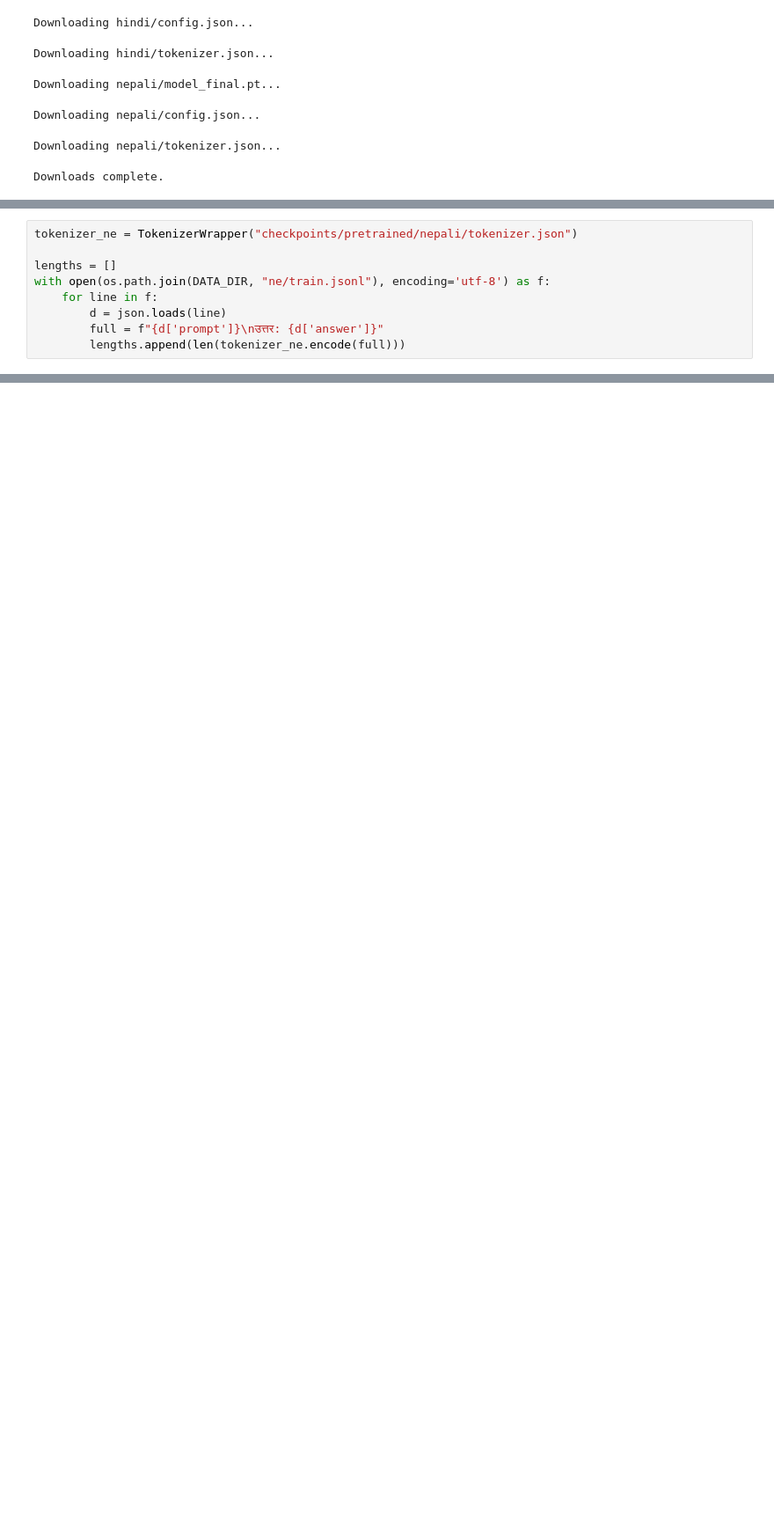
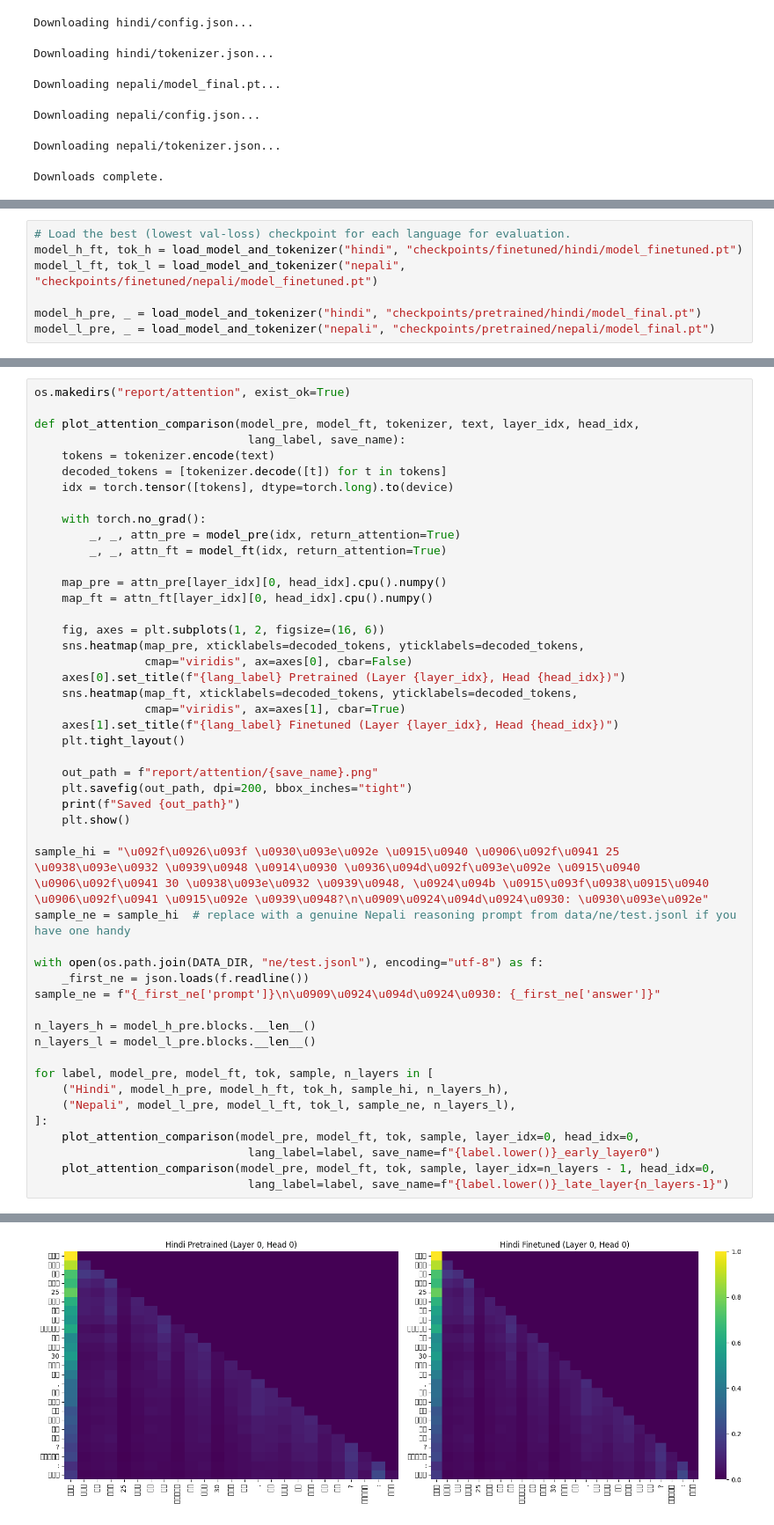
Before and after one commit to ManyaJain111/indic-llms, a Jupyter notebook: notebooks/phase3_reasoning_finetuning.ipynb, the cells around one changed output, grey strips where cells are left out. Shown at 88% size. Saved outputs shown, nothing was run; the diff lists cells and outputs as text; blank space fills up the shorter version.

Commit message:
Add checkpoints-saved notebook, update Phase 3 finetuning notebook, and add execution logs for Phase 3 and bonus ablation

```diff
--- a/notebooks/phase3_reasoning_finetuning.ipynb
+++ b/notebooks/phase3_reasoning_finetuning.ipynb
@@ -784,9 +63,0 @@ Finetuned Hindi Model Attention (Layer 5, Head 0):
-# %%
-tokenizer_ne = TokenizerWrapper("checkpoints/pretrained/nepali/tokenizer.json")
-
-lengths = []
-with open(os.path.join(DATA_DIR, "ne/train.jsonl"), encoding='utf-8') as f:
-    for line in f:
-        d = json.loads(line)
-        full = f"{d['prompt']}\nउत्तर: {d['answer']}"
-        lengths.append(len(tokenizer_ne.encode(full)))
@@ -910,0 +574,7 @@ EASY PROMPT ACCURACY: 50.00%
+# %%
+# Load the best (lowest val-loss) checkpoint for each language for evaluation.
+model_h_ft, tok_h = load_model_and_tokenizer("hindi", "checkpoints/finetuned/hindi/model_finetuned.pt")
+model_l_ft, tok_l = load_model_and_tokenizer("nepali", "checkpoints/finetuned/nepali/model_finetuned.pt")
+
+model_h_pre, _ = load_model_and_tokenizer("hindi", "checkpoints/pretrained/hindi/model_final.pt")
+model_l_pre, _ = load_model_and_tokenizer("nepali", "checkpoints/pretrained/nepali/model_final.pt")
@@ -910,0 +774,49 @@ EASY PROMPT ACCURACY: 50.00%
+# %%
+os.makedirs("report/attention", exist_ok=True)
+
+def plot_attention_comparison(model_pre, model_ft, tokenizer, text, layer_idx, head_idx,
+                               lang_label, save_name):
+    tokens = tokenizer.encode(text)
+    decoded_tokens = [tokenizer.decode([t]) for t in tokens]
+    idx = torch.tensor([tokens], dtype=torch.long).to(device)
+
+    with torch.no_grad():
+        _, _, attn_pre = model_pre(idx, return_attention=True)
+        _, _, attn_ft = model_ft(idx, return_attention=True)
+
+    map_pre = attn_pre[layer_idx][0, head_idx].cpu().numpy()
+    map_ft = attn_ft[layer_idx][0, head_idx].cpu().numpy()
+
+    fig, axes = plt.subplots(1, 2, figsize=(16, 6))
+    sns.heatmap(map_pre, xticklabels=decoded_tokens, yticklabels=decoded_tokens,
+                cmap="viridis", ax=axes[0], cbar=False)
+    axes[0].set_title(f"{lang_label} Pretrained (Layer {layer_idx}, Head {head_idx})")
+    sns.heatmap(map_ft, xticklabels=decoded_tokens, yticklabels=decoded_tokens,
+                cmap="viridis", ax=axes[1], cbar=True)
+    axes[1].set_title(f"{lang_label} Finetuned (Layer {layer_idx}, Head {head_idx})")
+    plt.tight_layout()
+
+    out_path = f"report/attention/{save_name}.png"
+    plt.savefig(out_path, dpi=200, bbox_inches="tight")
+    print(f"Saved {out_path}")
+    plt.show()
+
+sample_hi = "\u092f\u0926\u093f \u0930\u093e\u092e \u0915\u0940 \u0906\u092f\u0941 25 \u0938\u093e\u0932 \u0939\u0948 \u0914\u0930 \u0936\u094d\u092f\u093e\u092e \u0915\u0940 \u0906\u092f\u0941 30 \u0938\u093e\u0932 \u0939\u0948, \u0924\u094b \u0915\u093f\u0938\u0915\u0940 \u0906\u092f\u0941 \u0915\u092e \u0939\u0948?\n\u0909\u0924\u094d\u0924\u0930: \u0930\u093e\u092e"
+sample_ne = sample_hi  # replace with a genuine Nepali reasoning prompt from data/ne/test.jsonl if you have one handy
+
+with open(os.path.join(DATA_DIR, "ne/test.jsonl"), encoding="utf-8") as f:
+    _first_ne = json.loads(f.readline())
+sample_ne = f"{_first_ne['prompt']}\n\u0909\u0924\u094d\u0924\u0930: {_first_ne['answer']}"
+
+n_layers_h = model_h_pre.blocks.__len__()
+n_layers_l = model_l_pre.blocks.__len__()
+
+for label, model_pre, model_ft, tok, sample, n_layers in [
+    ("Hindi", model_h_pre, model_h_ft, tok_h, sample_hi, n_layers_h),
+    ("Nepali", model_l_pre, model_l_ft, tok_l, sample_ne, n_layers_l),
+]:
+    plot_attention_comparison(model_pre, model_ft, tok, sample, layer_idx=0, head_idx=0,
+                               lang_label=label, save_name=f"{label.lower()}_early_layer0")
+    plot_attention_comparison(model_pre, model_ft, tok, sample, layer_idx=n_layers - 1, head_idx=0,
+                               lang_label=label, save_name=f"{label.lower()}_late_layer{n_layers-1}")
+# %% [output]
@@ -910,0 +824 @@ EASY PROMPT ACCURACY: 50.00%
+[figure, added]
```
Also changed, not shown: parts of 40 cells of this notebook, 6 other files.
